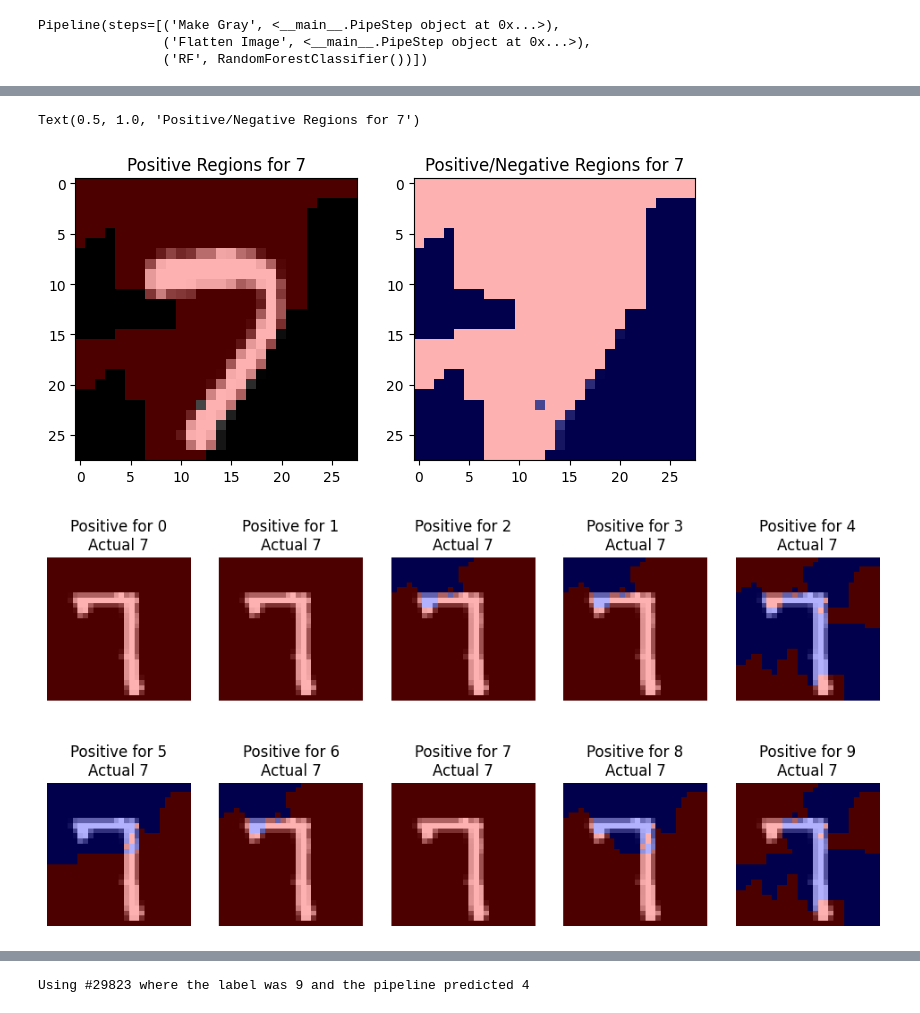
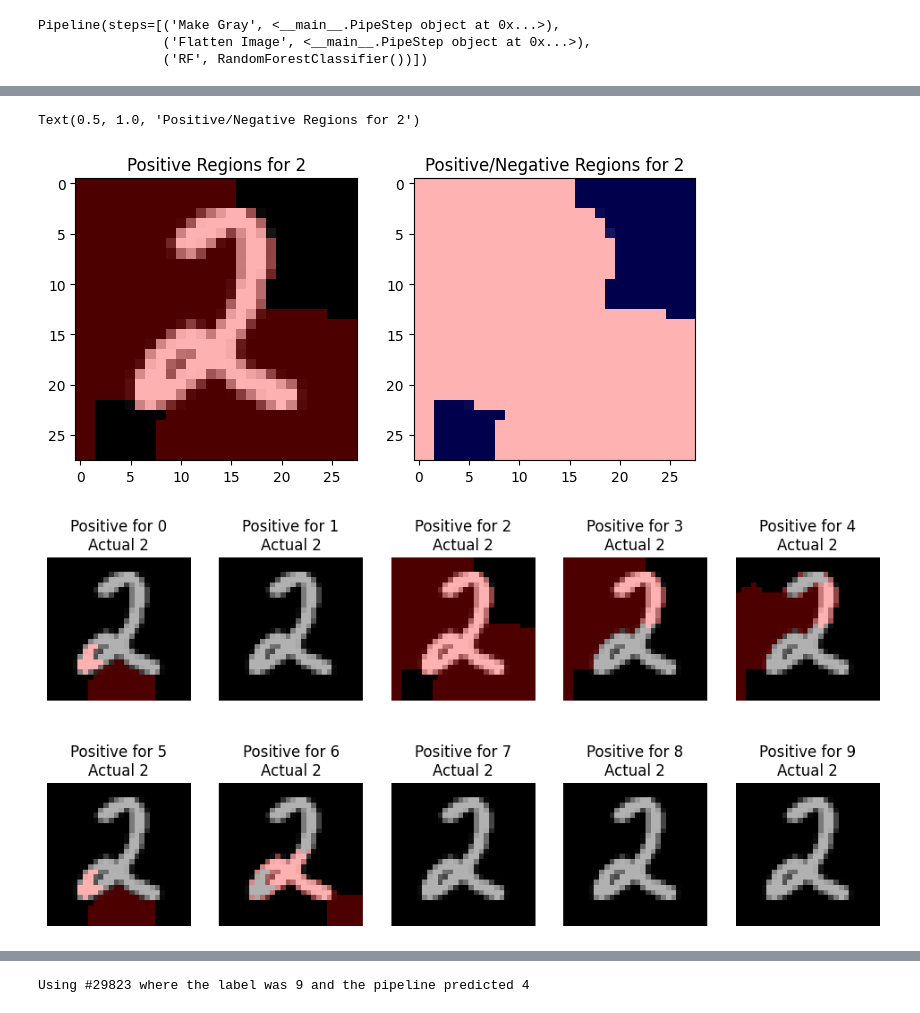
Before and after one commit to Marvoloo/SAAIS, a Jupyter notebook: prz_5/prz5_Suchkov.ipynb, the cells around one changed output, grey strips where cells are left out. Cells and saved outputs as stored; diff of their text form; code cells hidden in the pictures.

```diff
--- a/prz_5/prz5_Suchkov.ipynb
+++ b/prz_5/prz5_Suchkov.ipynb
@@ -121,7 +125,9 @@ from lime.wrappers.scikit_image import SegmentationAlgorithm
 explainer = lime_image.LimeImageExplainer(verbose = False)
 segmenter = SegmentationAlgorithm('quickshift', kernel_size=1, max_dist=200, ratio=0.2)
 # %%
-%%time
-explanation = explainer.explain_instance(X_test[0],
+# Вариант 18
+index = 18
+# Инициализируем модель интерпритации LIME для X_test[Вариант]
+explanation = explainer.explain_instance(X_test[index],
                                          classifier_fn = simple_rf_pipeline.predict_proba,
                                          top_labels=10, hide_color=0, num_samples=10000, segmentation_fn=segmenter)
@@ -131,20 +134,20 @@ Wall time: 16 s
 # %%
-temp, mask = explanation.get_image_and_mask(y_test[0], positive_only=True, num_features=10, hide_rest=False, min_weight = 0.01)
+temp, mask = explanation.get_image_and_mask(y_test[index], positive_only=True, num_features=10, hide_rest=False, min_weight = 0.01)
 fig, (ax1, ax2) = plt.subplots(1,2, figsize = (8, 4))
 ax1.imshow(label2rgb(mask,temp, bg_label = 0), interpolation = 'nearest')
-ax1.set_title('Positive Regions for {}'.format(y_test[0]))
-temp, mask = explanation.get_image_and_mask(y_test[0], positive_only=False, num_features=10, hide_rest=False, min_weight = 0.01)
+ax1.set_title('Positive Regions for {}'.format(y_test[index]))
+temp, mask = explanation.get_image_and_mask(y_test[index], positive_only=False, num_features=10, hide_rest=False, min_weight = 0.01)
 ax2.imshow(label2rgb(3-mask,temp, bg_label = 0), interpolation = 'nearest')
-ax2.set_title('Positive/Negative Regions for {}'.format(y_test[0]))
+ax2.set_title('Positive/Negative Regions for {}'.format(y_test[index]))
 # %% [output]
-Text(0.5, 1.0, 'Positive/Negative Regions for 7')
+Text(0.5, 1.0, 'Positive/Negative Regions for 2')
-[figure, old version]
+[figure, new version]
 # %%
 fig, m_axs = plt.subplots(2,5, figsize = (12,6))
 for i, c_ax in enumerate(m_axs.flatten()):
     temp, mask = explanation.get_image_and_mask(i, positive_only=True, num_features=1000, hide_rest=False, min_weight = 0.01 )
-    c_ax.imshow(label2rgb(mask,X_test[4], bg_label = 4), interpolation = 'nearest')
-    c_ax.set_title('Positive for {}\nActual {}'.format(i, y_test[4]))
+    c_ax.imshow(label2rgb(mask,X_test[index], bg_label = 0), interpolation = 'nearest')
+    c_ax.set_title('Positive for {}\nActual {}'.format(i, y_test[index]))
     c_ax.axis('off')
 # %% [output]
-[figure, old version]
+[figure, new version]
```
Also changed, not shown: parts of 11 cells of this notebook.
